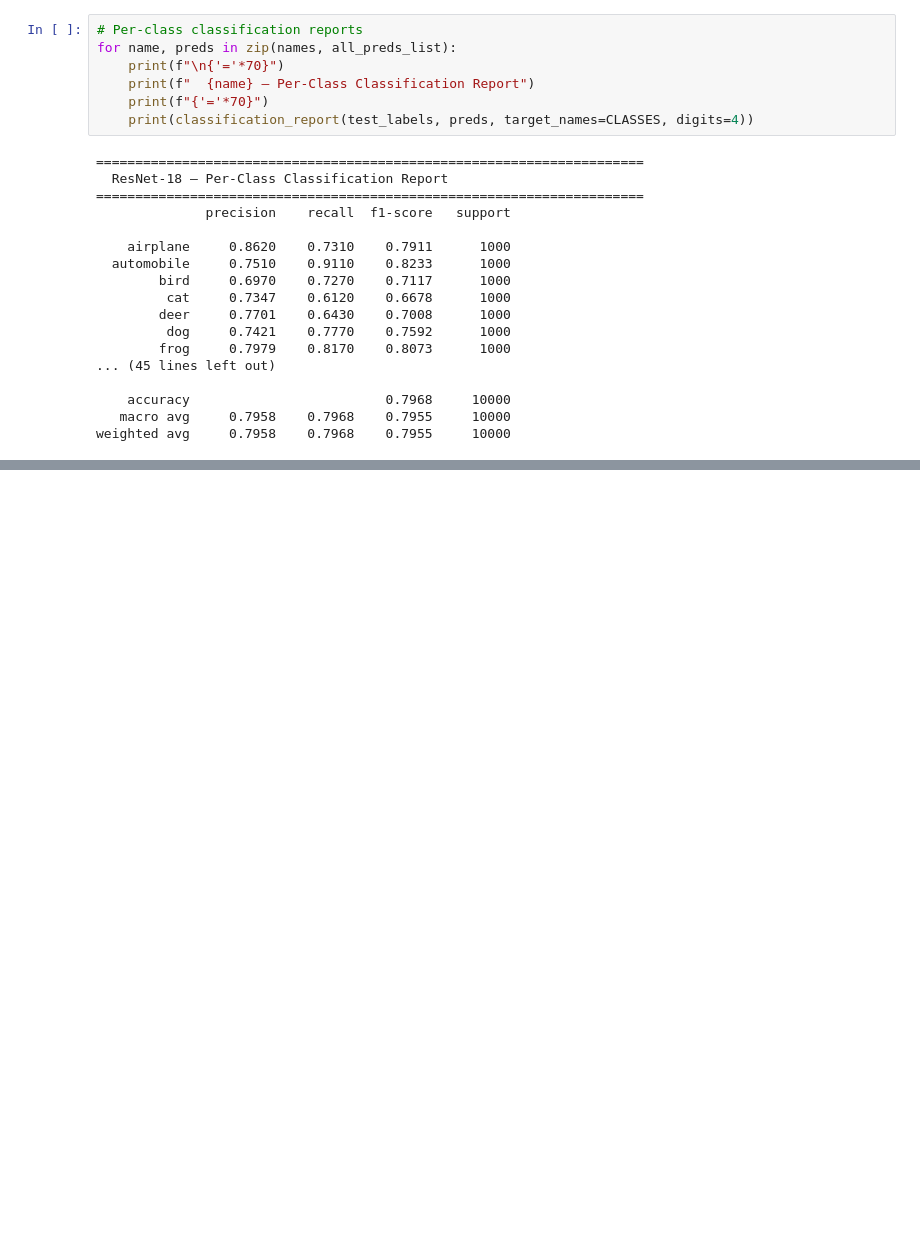
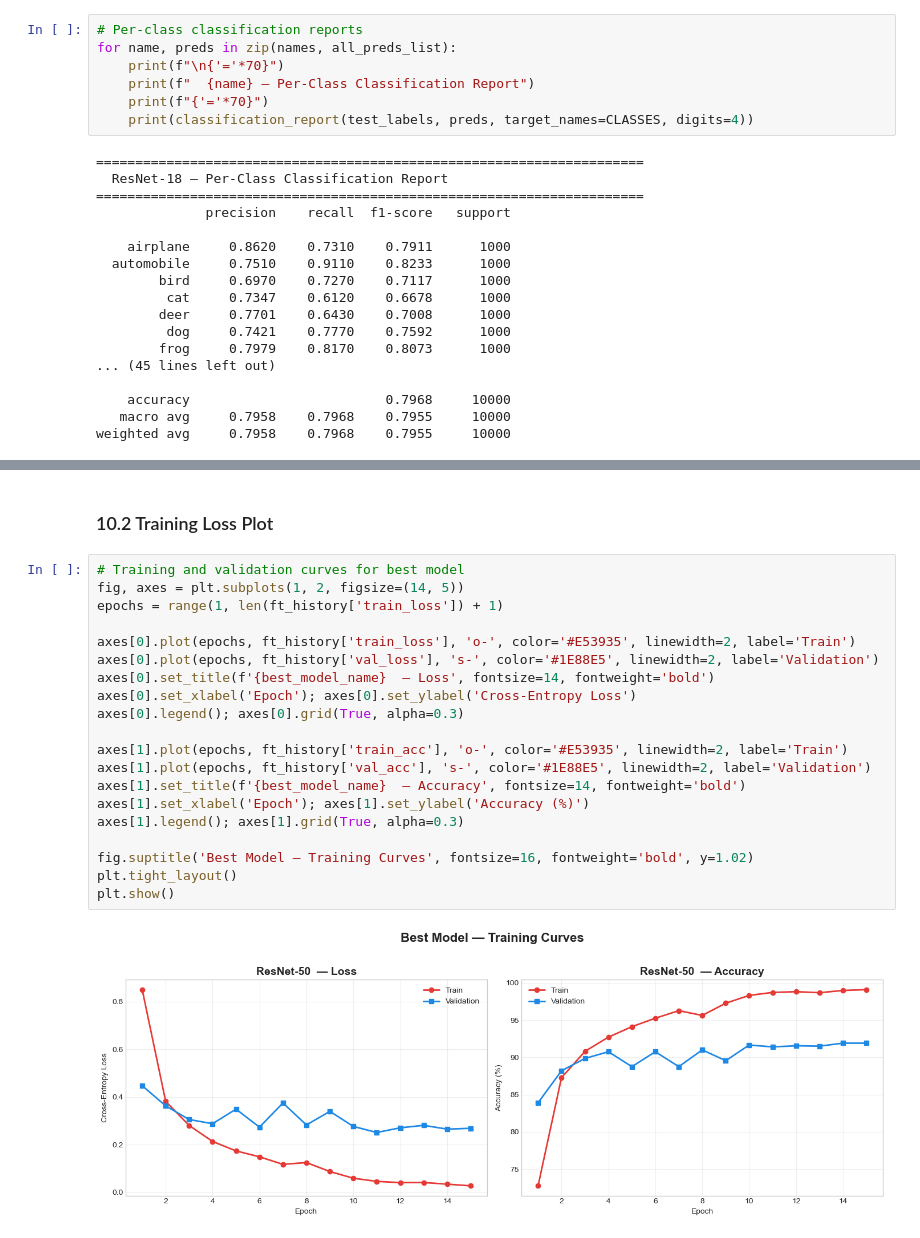
Before and after one commit to YISHU19/cifar10-ml-vs-dl, a Jupyter notebook: notebooks/02_dl_resnet.ipynb, the cells around one changed output, grey strips where cells are left out. Drawn from its saved outputs; the diff is of its cells as text; blank space fills up the shorter version.

```diff
--- a/notebooks/02_dl_resnet.ipynb
+++ b/notebooks/02_dl_resnet.ipynb
@@ -721,0 +894,24 @@ weighted avg     0.7958    0.7968    0.7955     10000
+# %% [markdown]
+### 10.2 Training Loss Plot
+# %%
+# Training and validation curves for best model
+fig, axes = plt.subplots(1, 2, figsize=(14, 5))
+epochs = range(1, len(ft_history['train_loss']) + 1)
+
+axes[0].plot(epochs, ft_history['train_loss'], 'o-', color='#E53935', linewidth=2, label='Train')
+axes[0].plot(epochs, ft_history['val_loss'], 's-', color='#1E88E5', linewidth=2, label='Validation')
+axes[0].set_title(f'{best_model_name}  — Loss', fontsize=14, fontweight='bold')
+axes[0].set_xlabel('Epoch'); axes[0].set_ylabel('Cross-Entropy Loss')
+axes[0].legend(); axes[0].grid(True, alpha=0.3)
+
+axes[1].plot(epochs, ft_history['train_acc'], 'o-', color='#E53935', linewidth=2, label='Train')
+axes[1].plot(epochs, ft_history['val_acc'], 's-', color='#1E88E5', linewidth=2, label='Validation')
+axes[1].set_title(f'{best_model_name}  — Accuracy', fontsize=14, fontweight='bold')
+axes[1].set_xlabel('Epoch'); axes[1].set_ylabel('Accuracy (%)')
+axes[1].legend(); axes[1].grid(True, alpha=0.3)
+
+fig.suptitle('Best Model — Training Curves', fontsize=16, fontweight='bold', y=1.02)
+plt.tight_layout()
+plt.show()
+# %% [output]
+[figure, added]
```
Also changed, not shown: parts of 13 cells of this notebook.
